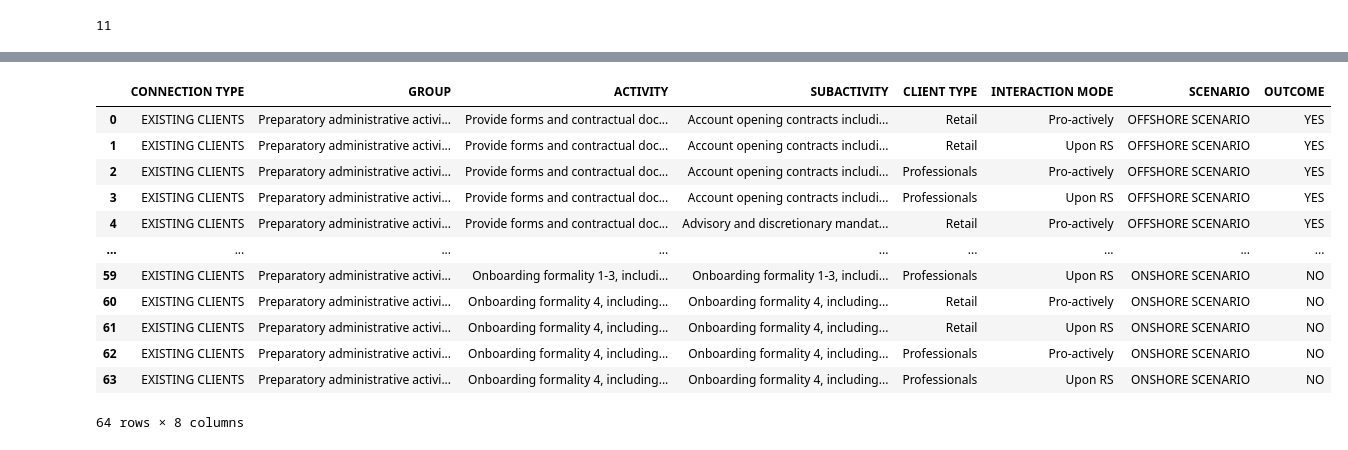
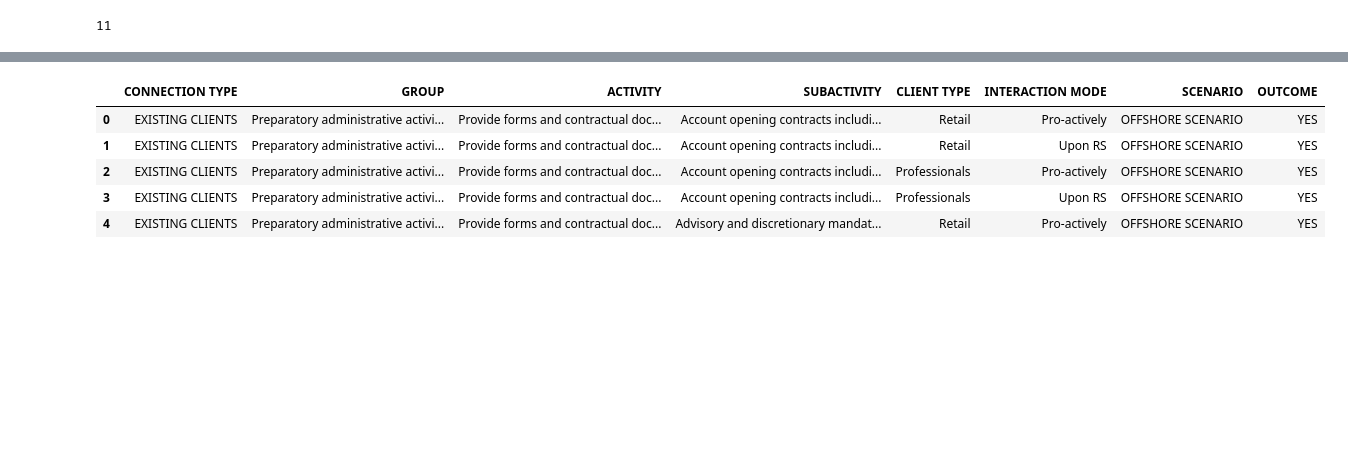
Before and after one commit to milanjelisavcic/totalconverter, a Jupyter notebook: notebooks/docx_import.ipynb, the cells around one changed output, grey strips where cells are left out. Saved outputs shown, nothing was run; the diff lists cells and outputs as text; code cells hidden in the pictures; blank space fills up the shorter version.

```diff
--- a/notebooks/docx_import.ipynb
+++ b/notebooks/docx_import.ipynb
@@ -71,6 +71,3 @@ def read_docx_tables(filename, tab_id=None, **kwargs):
             raise
 # %%
 dfs = read_docx_tables(r"../res/test-swiss.docx")
-# %%
-for idx, df in enumerate(dfs):
-    print(f"{idx} >>> {df.columns}")
@@ -137,17 +105,10 @@ dfs[0]
 # %%
-dfs[7]
+dfs[7].head()
 # %% [output]
 |  | CONNECTION TYPE | GROUP | ACTIVITY | SUBACTIVITY | CLIENT TYPE | INTERACTION MODE | SCENARIO | OUTCOME |
 | 0 | EXISTING CLIENTS | Preparatory administrative activi... | Provide forms and contractual doc... | Account opening contracts includi... | Retail | Pro-actively | OFFSHORE SCENARIO | YES |
 | 1 | EXISTING CLIENTS | Preparatory administrative activi... | Provide forms and contractual doc... | Account opening contracts includi... | Retail | Upon RS | OFFSHORE SCENARIO | YES |
 | 2 | EXISTING CLIENTS | Preparatory administrative activi... | Provide forms and contractual doc... | Account opening contracts includi... | Professionals | Pro-actively | OFFSHORE SCENARIO | YES |
 | 3 | EXISTING CLIENTS | Preparatory administrative activi... | Provide forms and contractual doc... | Account opening contracts includi... | Professionals | Upon RS | OFFSHORE SCENARIO | YES |
 | 4 | EXISTING CLIENTS | Preparatory administrative activi... | Provide forms and contractual doc... | Advisory and discretionary mandat... | Retail | Pro-actively | OFFSHORE SCENARIO | YES |
-| ... | ... | ... | ... | ... | ... | ... | ... | ... |
-| 59 | EXISTING CLIENTS | Preparatory administrative activi... | Onboarding formality 1-3, includi... | Onboarding formality 1-3, includi... | Professionals | Upon RS | ONSHORE SCENARIO | NO |
-| 60 | EXISTING CLIENTS | Preparatory administrative activi... | Onboarding formality 4, including... | Onboarding formality 4, including... | Retail | Pro-actively | ONSHORE SCENARIO | NO |
-| 61 | EXISTING CLIENTS | Preparatory administrative activi... | Onboarding formality 4, including... | Onboarding formality 4, including... | Retail | Upon RS | ONSHORE SCENARIO | NO |
-| 62 | EXISTING CLIENTS | Preparatory administrative activi... | Onboarding formality 4, including... | Onboarding formality 4, including... | Professionals | Pro-actively | ONSHORE SCENARIO | NO |
-| 63 | EXISTING CLIENTS | Preparatory administrative activi... | Onboarding formality 4, including... | Onboarding formality 4, including... | Professionals | Upon RS | ONSHORE SCENARIO | NO |
-64 rows × 8 columns
 # %%
```
Also changed, not shown: parts of 4 cells of this notebook.
